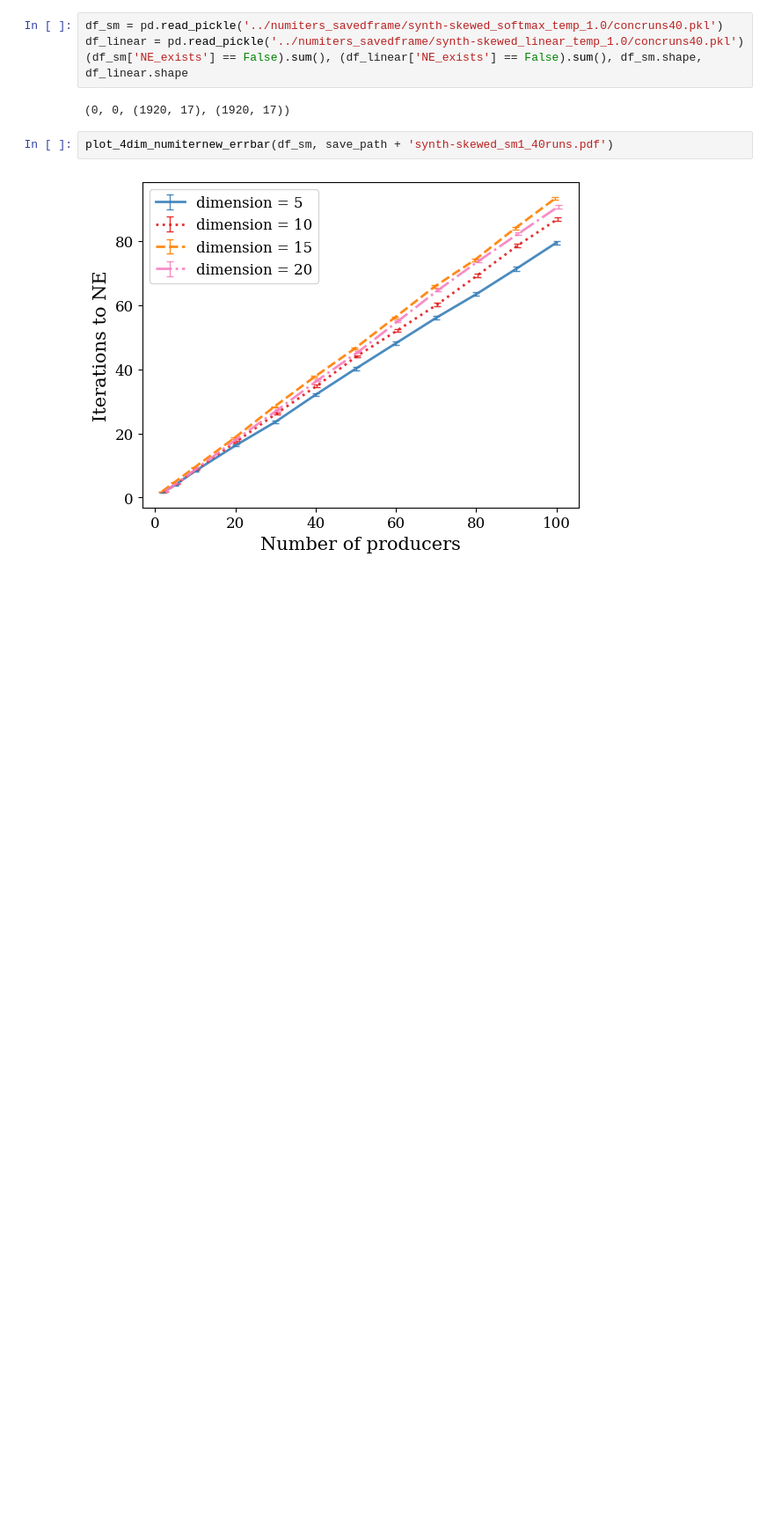
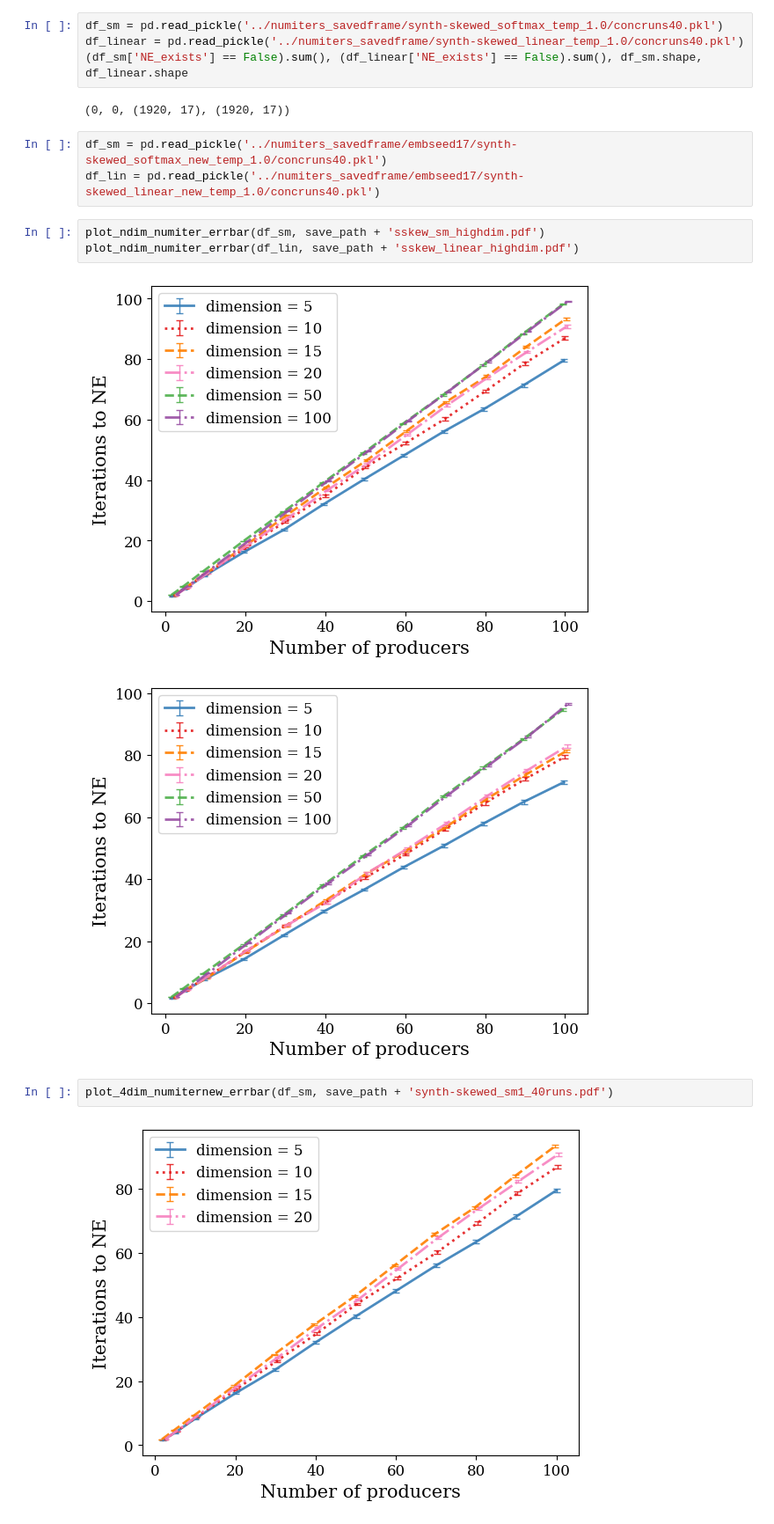
Before and after one commit to krishnacharya/recsys_eq, a Jupyter notebook: notebooks/numiter-exp1.ipynb, the cells around one changed output. Shown at 88% size. Cells and saved outputs as stored; diff of their text form; blank space fills up the shorter version.

```diff
--- a/notebooks/numiter-exp1.ipynb
+++ b/notebooks/numiter-exp1.ipynb
@@ -65,6 +76,15 @@ df_linear = pd.read_pickle('../numiters_savedframe/synth-skewed_linear_temp_1.0/
 (df_sm['NE_exists'] == False).sum(), (df_linear['NE_exists'] == False).sum(), df_sm.shape, df_linear.shape
 # %% [output]
 (0, 0, (1920, 17), (1920, 17))
+# %%
+df_sm = pd.read_pickle('../numiters_savedframe/embseed17/synth-skewed_softmax_new_temp_1.0/concruns40.pkl')
+df_lin = pd.read_pickle('../numiters_savedframe/embseed17/synth-skewed_linear_new_temp_1.0/concruns40.pkl')
+# %%
+plot_ndim_numiter_errbar(df_sm, save_path + 'sskew_sm_highdim.pdf')
+plot_ndim_numiter_errbar(df_lin, save_path + 'sskew_linear_highdim.pdf')
+# %% [output]
+[figure, added]
+[figure, added]
 # %%
 plot_4dim_numiternew_errbar(df_sm, save_path + 'synth-skewed_sm1_40runs.pdf')
 # %% [output]
```
Also changed, not shown: parts of 6 cells of this notebook, 8 other files.
